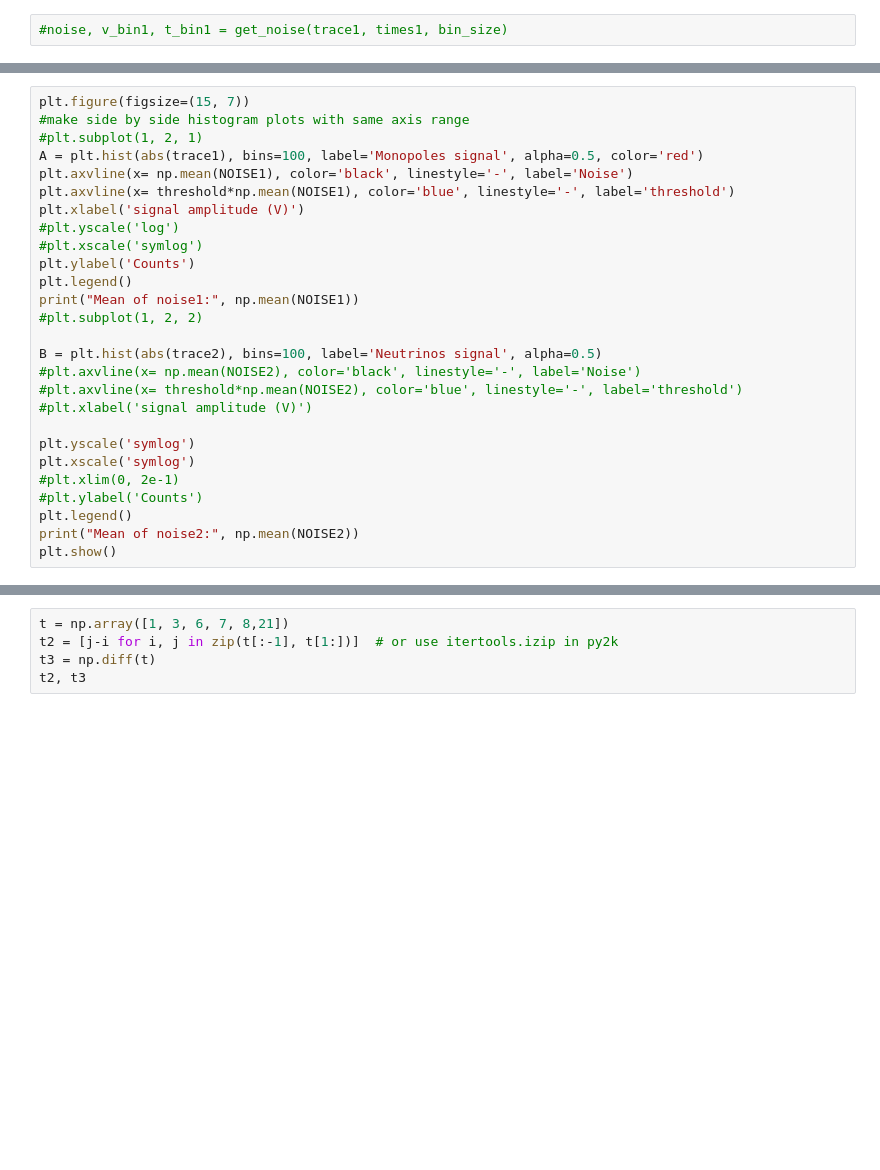
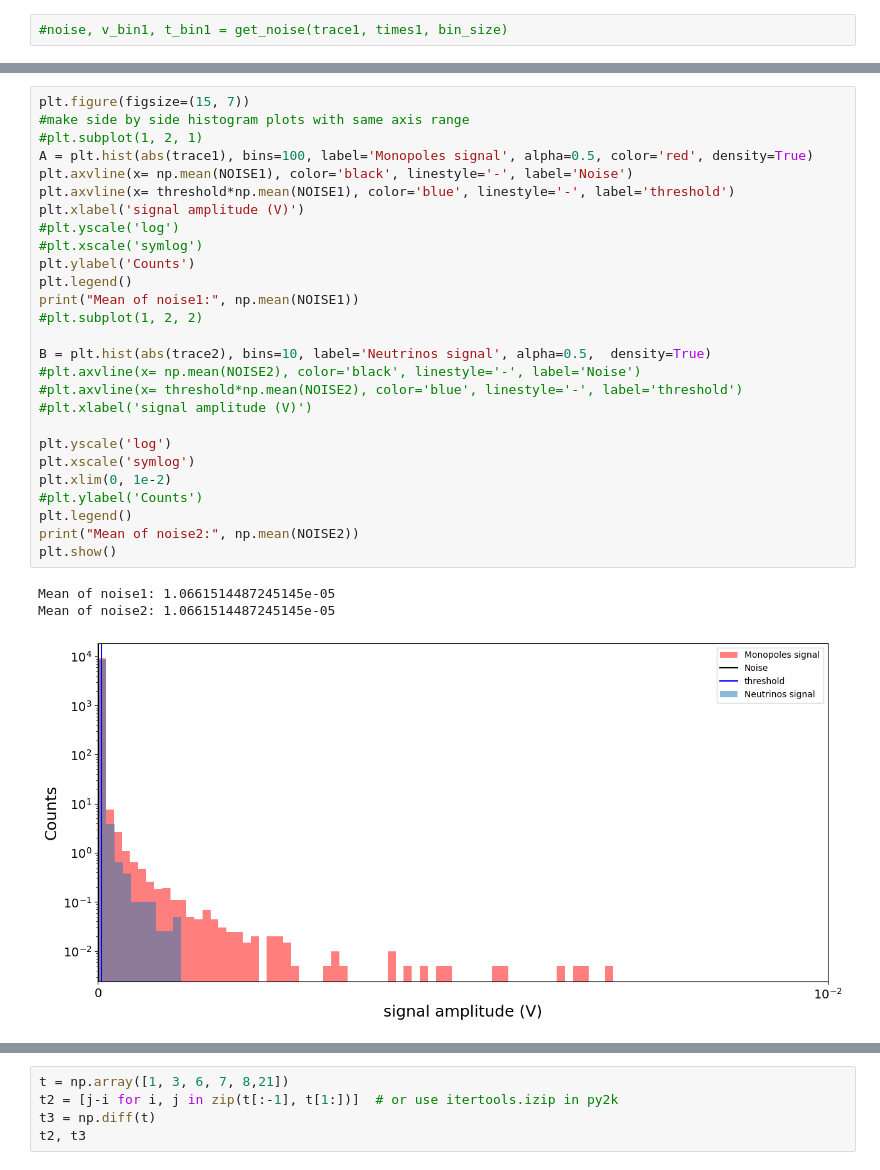
Before and after one commit to Teikiet/Monopoles_TK, a Jupyter notebook: Analyzing/Testing.ipynb, the cells around one changed output, grey strips where cells are left out. Drawn from its saved outputs; the diff is of its cells as text; blank space fills up the shorter version.

```diff
--- a/Analyzing/Testing.ipynb
+++ b/Analyzing/Testing.ipynb
@@ -312,29 +316,33 @@ plt.show()
 # %%
 plt.figure(figsize=(15, 7))
 #make side by side histogram plots with same axis range
 #plt.subplot(1, 2, 1)
-A = plt.hist(abs(trace1), bins=100, label='Monopoles signal', alpha=0.5, color='red')
+A = plt.hist(abs(trace1), bins=100, label='Monopoles signal', alpha=0.5, color='red', density=True)
 plt.axvline(x= np.mean(NOISE1), color='black', linestyle='-', label='Noise')
 plt.axvline(x= threshold*np.mean(NOISE1), color='blue', linestyle='-', label='threshold')
 plt.xlabel('signal amplitude (V)')
 #plt.yscale('log')
 #plt.xscale('symlog')
 plt.ylabel('Counts')
 plt.legend()
 print("Mean of noise1:", np.mean(NOISE1))
 #plt.subplot(1, 2, 2)
 
-B = plt.hist(abs(trace2), bins=100, label='Neutrinos signal', alpha=0.5)
+B = plt.hist(abs(trace2), bins=10, label='Neutrinos signal', alpha=0.5,  density=True)
 #plt.axvline(x= np.mean(NOISE2), color='black', linestyle='-', label='Noise')
 #plt.axvline(x= threshold*np.mean(NOISE2), color='blue', linestyle='-', label='threshold')
 #plt.xlabel('signal amplitude (V)')
 
-plt.yscale('symlog')
+plt.yscale('log')
 plt.xscale('symlog')
-#plt.xlim(0, 2e-1)
+plt.xlim(0, 1e-2)
 #plt.ylabel('Counts')
 plt.legend()
 print("Mean of noise2:", np.mean(NOISE2))
 plt.show()
+# %% [output]
+Mean of noise1: 1.0661514487245145e-05
+Mean of noise2: 1.0661514487245145e-05
+[figure, added]
 # %%
 plt.figure(figsize=(15, 7))
```
Also changed, not shown: parts of 13 cells of this notebook, 4 other files.
